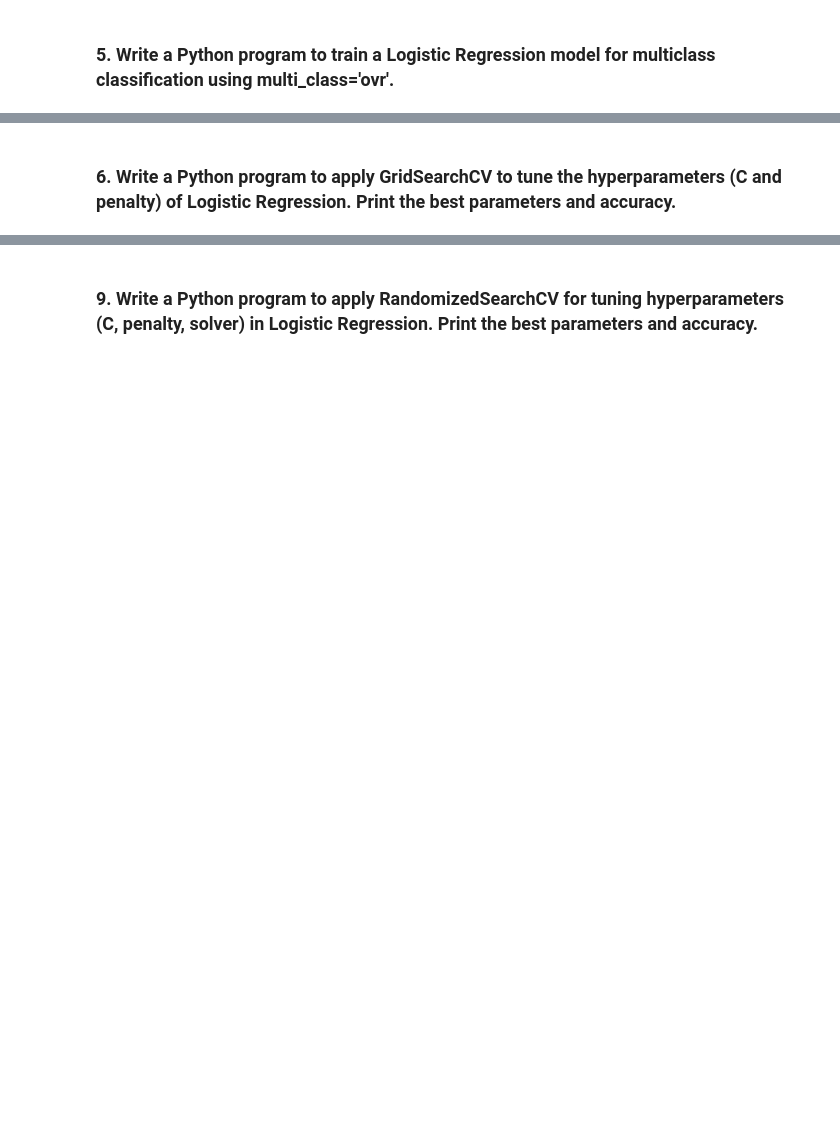
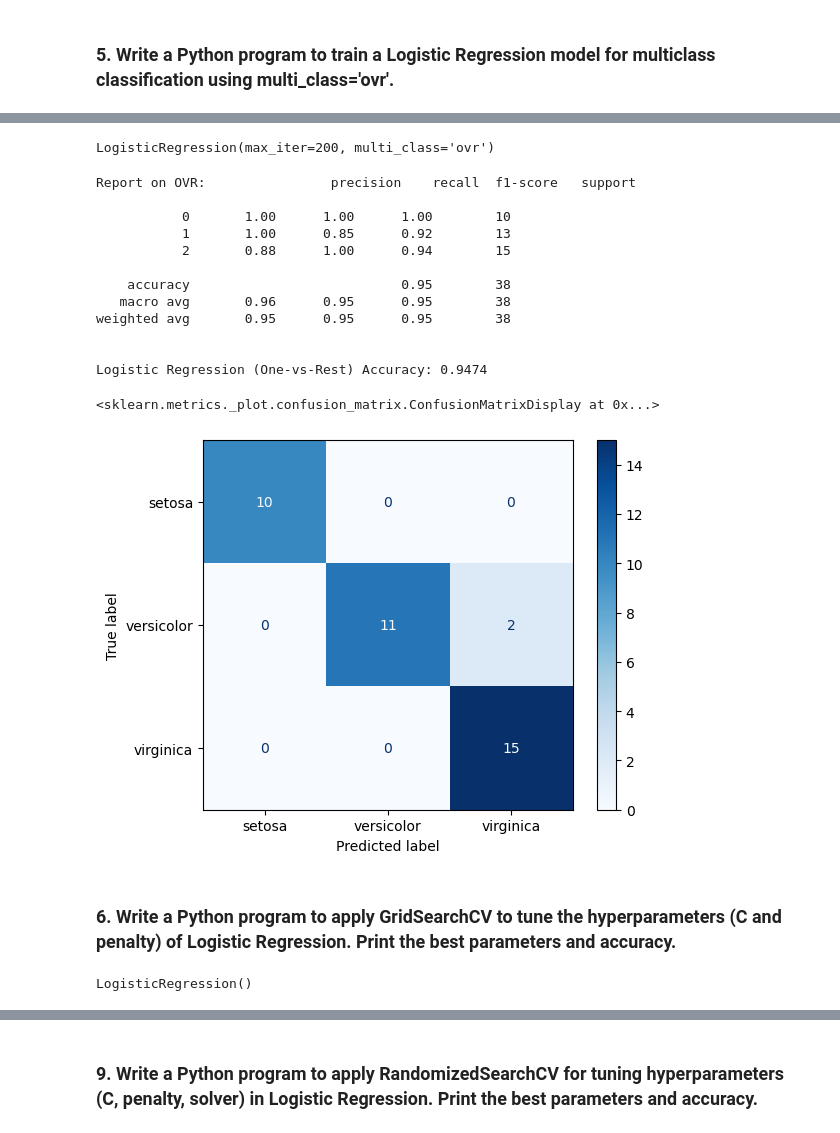
Before and after one commit to Pritam-Stats/ML-Assignments, a Jupyter notebook: Logistic_Regression/Logistic_Regression-Practical.ipynb, the cells around one changed output, grey strips where cells are left out. Cells and saved outputs as stored; diff of their text form; code cells hidden in the pictures; blank space fills up the shorter version.

```diff
--- a/Logistic_Regression/Logistic_Regression-Practical.ipynb
+++ b/Logistic_Regression/Logistic_Regression-Practical.ipynb
@@ -34,2 +148,9 @@ data
 # %% [markdown]
 ### **5. Write a Python program to train a Logistic Regression model for multiclass classification using multi_class='ovr'.**
+# %%
+### Multiclass Logistic
+from sklearn.datasets import load_iris
+iris = load_iris()
+X = pd.DataFrame(iris_data.data, columns= iris_data.feature_names)
+y = iris_data.target
+y
@@ -36,2 +165,39 @@ data
+# %%
+
+X_train, X_test, y_train, y_test = train_test_split(X, y, test_size = 0.25, random_state=95)
+
+## MODEL
+multi_ovr_logistic_model = LogisticRegression(multi_class = 'ovr', solver = 'lbfgs', max_iter=200)    #softmax regression
+multi_ovr_logistic_model.fit(X_train,y_train)
+# %% [output]
+LogisticRegression(max_iter=200, multi_class='ovr')
+# %%
+
+y_pred_ovr = multi_ovr_logistic_model.predict(X_test)
+ovr_acc = accuracy_score(y_test, y_pred_ovr)
+print("Report on OVR: ", classification_report(y_test, y_pred_ovr))
+
+print(f"\nLogistic Regression (One-vs-Rest) Accuracy: {ovr_acc:.4f}")
+
+#Confusion Matrix
+
+cm = confusion_matrix(y_test, y_pred=y_pred_ovr)
+disp_cm = ConfusionMatrixDisplay(cm, display_labels=iris.target_names)
+disp_cm.plot(cmap="Blues")
+# %% [output]
+Report on OVR:                precision    recall  f1-score   support
+
+           0       1.00      1.00      1.00        10
+           1       1.00      0.85      0.92        13
+           2       0.88      1.00      0.94        15
+
+    accuracy                           0.95        38
+   macro avg       0.96      0.95      0.95        38
+weighted avg       0.95      0.95      0.95        38
+
+
+Logistic Regression (One-vs-Rest) Accuracy: 0.9474
+<sklearn.metrics._plot.confusion_matrix.ConfusionMatrixDisplay at 0x...>
+[figure, added]
 # %% [markdown]
 ### **6. Write a Python program to apply GridSearchCV to tune the hyperparameters (C and penalty) of Logistic Regression. Print the best parameters and accuracy.**
@@ -37,0 +221,5 @@ data
+# %%
+log_reg = LogisticRegression()          #not giving any parameters
+log_reg.fit(X_train, y_train)
+# %% [output]
+LogisticRegression()
```
Also changed, not shown: parts of 66 cells of this notebook, 1 other file.
